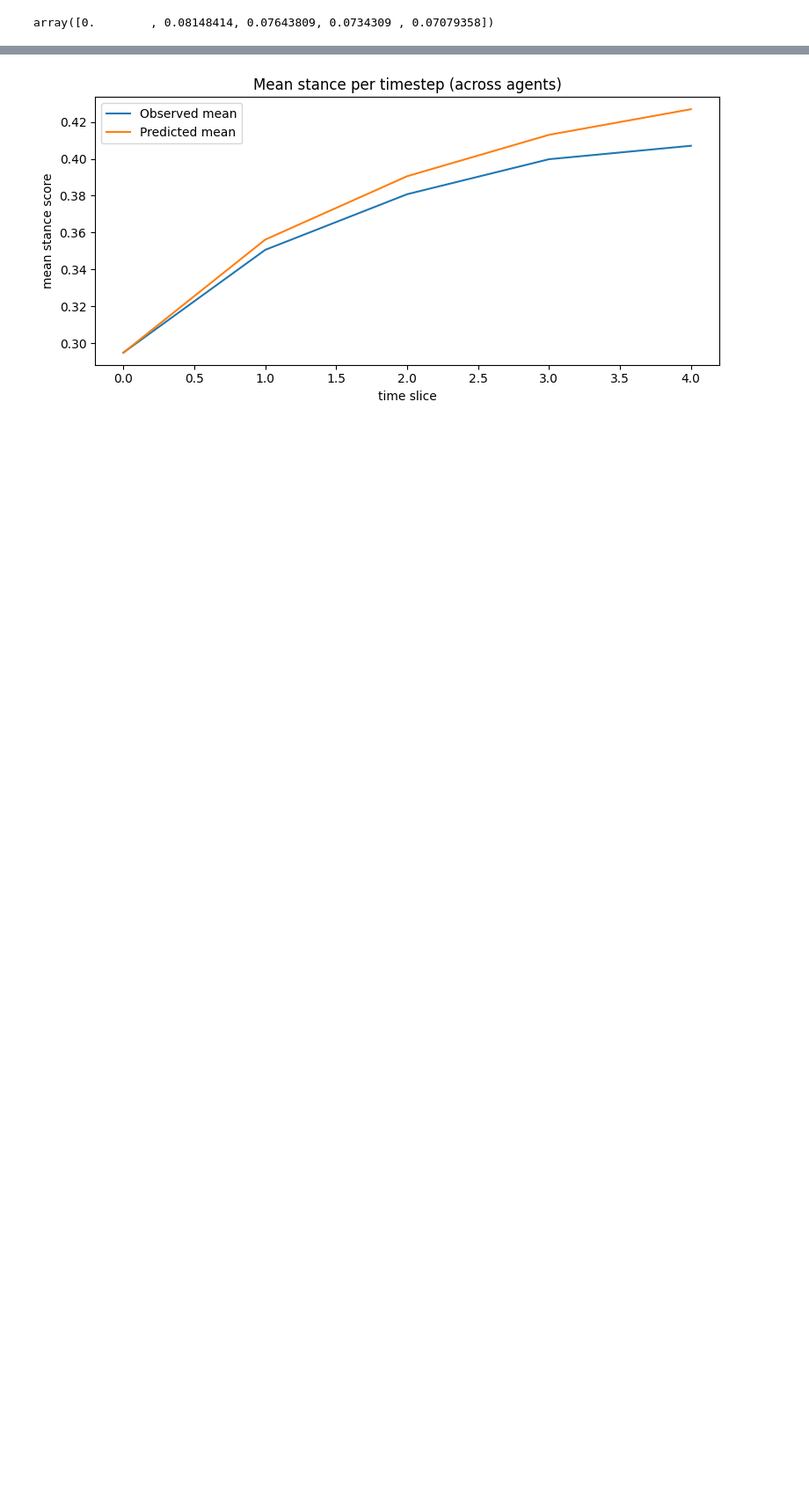
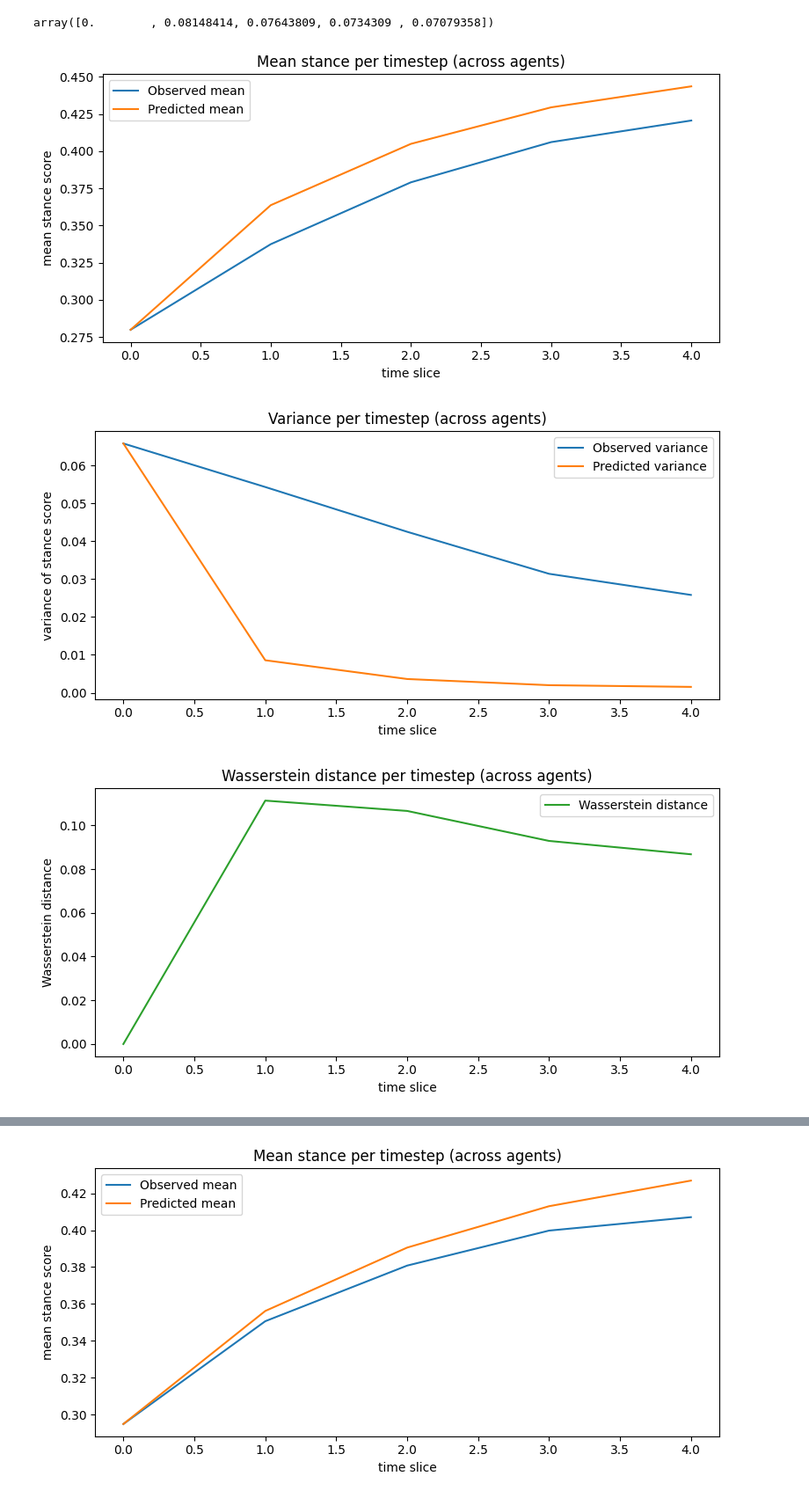
Before and after one commit to samuelLi05/llm-network, a Jupyter notebook: modeling/models/models.ipynb, the cells around one changed output, grey strips where cells are left out. Shown at 88% size. Saved outputs shown, nothing was run; the diff lists cells and outputs as text; code cells hidden in the pictures; blank space fills up the shorter version.

Commit message:
model plots

```diff
--- a/modeling/models/models.ipynb
+++ b/modeling/models/models.ipynb
@@ -1195,3 +1337,33 @@ plot_wasserstein_distance_per_timestep(TEST_FJ_FIXED['wasserstein_stack'].mean(a
 [figure]
 [figure]
 array([0.        , 0.08148414, 0.07643809, 0.0734309 , 0.07079358])
+# %%
+TRAIN_FJ_FIXED = evaluate_validation_model(
+    RUN_TRAJ,
+    lambda observed: friedkin_johnsen_rollout_prediction(
+        FJ_W,
+        FJ_b,
+        np.asarray(observed, dtype=float)[0],
+        PARAMS['rollout_horizon_cap'],
+        FJ_LAMBDA1,
+        FJ_LAMBDA2,
+    ),
+)
+
+TRAIN_CURVE_HORIZON = TRAIN_FJ_FIXED['mean_true_stack'].shape[1]
+
+plot_mean_per_timestep(
+    TRAIN_FJ_FIXED['mean_true_stack'].mean(axis=0)[:TRAIN_CURVE_HORIZON],
+    TRAIN_FJ_FIXED['mean_pred_stack'].mean(axis=0)[:TRAIN_CURVE_HORIZON],
+)
+plot_variance_per_timestep(
+    TRAIN_FJ_FIXED['var_true_stack'].mean(axis=0)[:TRAIN_CURVE_HORIZON],
+    TRAIN_FJ_FIXED['var_pred_stack'].mean(axis=0)[:TRAIN_CURVE_HORIZON],
+)
+plot_wasserstein_distance_per_timestep(
+    TRAIN_FJ_FIXED['wasserstein_stack'].mean(axis=0)[:TRAIN_CURVE_HORIZON],
+)
+# %% [output]
+[figure, added]
+[figure, added]
+[figure, added]
```
Also changed, not shown: parts of 14 cells of this notebook, 3 other files.
